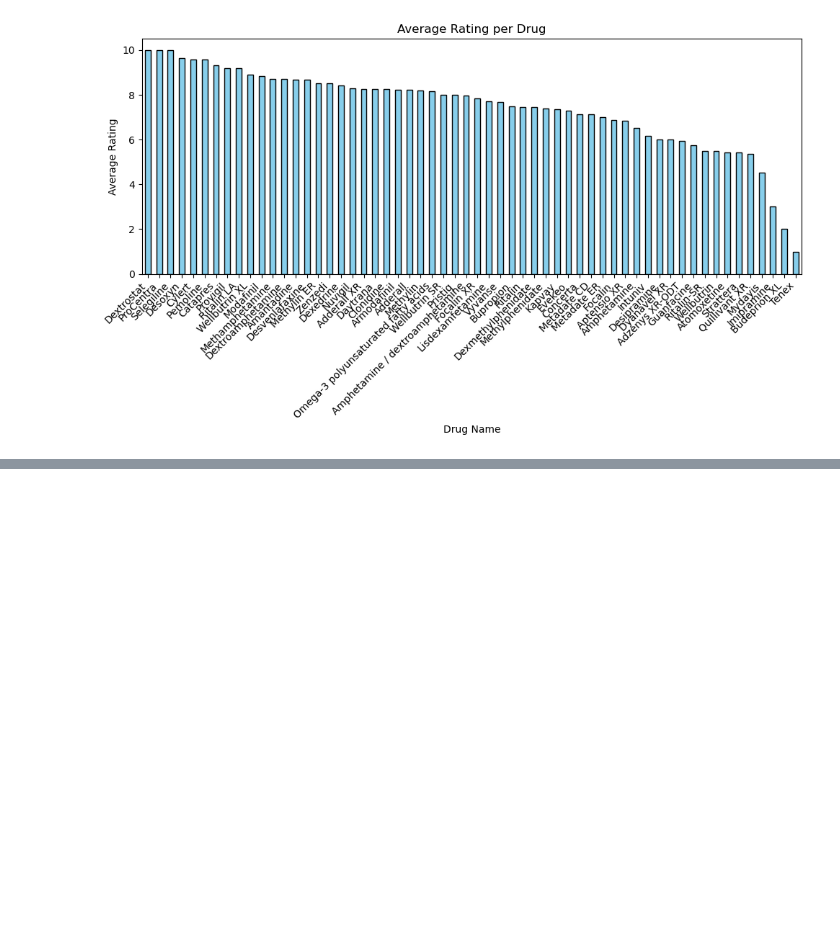
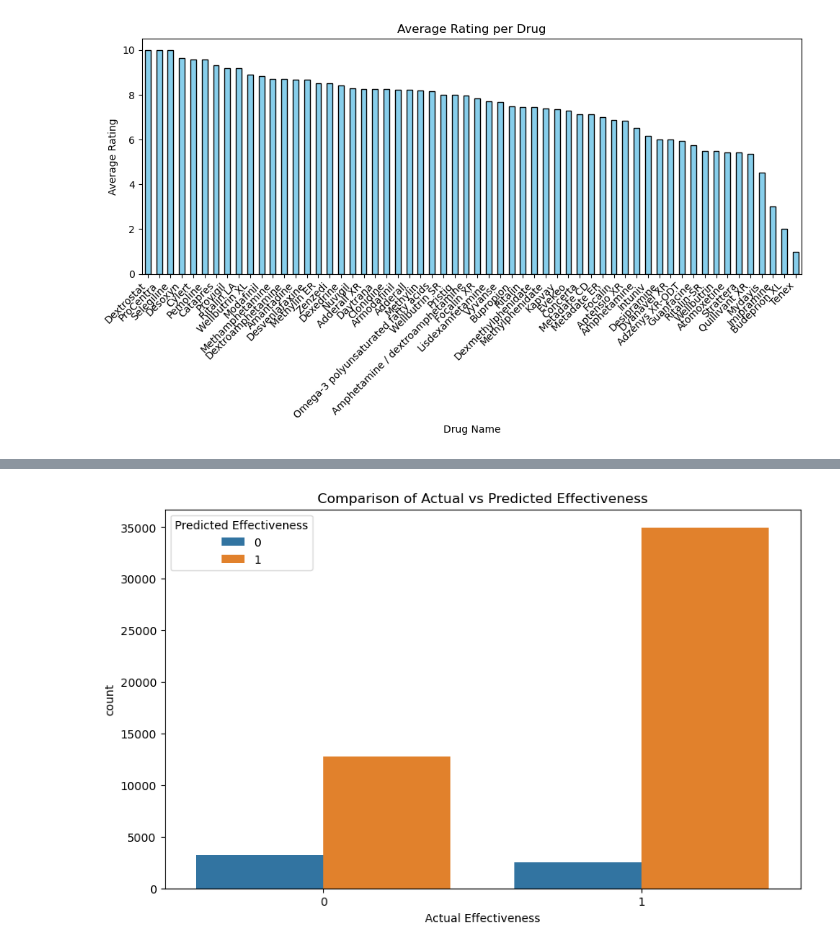
Before and after one commit to omarsagoo/drug-review-analysis, a Jupyter notebook: notebooks/drug_review_analysis.ipynb, the cells around one changed output, grey strips where cells are left out. Saved outputs shown, nothing was run; the diff lists cells and outputs as text; code cells hidden in the pictures; blank space fills up the shorter version.

```diff
--- a/notebooks/drug_review_analysis.ipynb
+++ b/notebooks/drug_review_analysis.ipynb
@@ -157,0 +237,73 @@ plt.show()
+# %%
+import numpy as np
+import pandas as pd
+from sklearn.preprocessing import LabelEncoder
+from sklearn.ensemble import RandomForestClassifier
+from sklearn.metrics import accuracy_score, classification_report
+
+# Define effectiveness for training data, here we assumed the ratings > 5 means effective, which can be adjusted withe the previous section of sentiment + rating
+
+train_df['effective'] = train_df.apply(
+    lambda row: 1 if row['rating'] > 5 else 0, axis=1
+)
+
+# Define effectiveness for test data in the same way
+test_df['effective'] = test_df.apply(
+    lambda row: 1 if row['rating'] > 5 else 0, axis=1
+)
+
+
+# Handle missing data
+train_df.dropna(subset=['drugName', 'condition', 'rating'], inplace=True)
+test_df.dropna(subset=['drugName', 'condition', 'rating'], inplace=True)
+
+# Encode categorical variables (Drug name, Condition)
+le_drug = LabelEncoder()
+le_condition = LabelEncoder()
+
+train_df['drug_encoded'] = le_drug.fit_transform(train_df['drugName'])
+train_df['condition_encoded'] = le_condition.fit_transform(train_df['condition'])
+
+# Define a safe transformation function to handle unseen labels
+def safe_transform(encoder, data, default_value=-1):
+    return np.array([default_value if label not in encoder.classes_ else encoder.transform([label])[0] for label in data])
+
+# Apply safe transformation on the test data to handle unseen drugs and conditions
+test_df['drug_encoded'] = safe_transform(le_drug, test_df['drugName'])
+test_df['condition_encoded'] = safe_transform(le_condition, test_df['condition'])
+
+# Define the input features (drug name and condition) and the target variable (effectiveness)
+X_train = train_df[['drug_encoded', 'condition_encoded']]
+y_train = train_df['effective']
+
+X_test = test_df[['drug_encoded', 'condition_encoded']]
+y_test = test_df['effective']
+
+# Train a Random Forest classifier using drug name and condition as input features
+clf = RandomForestClassifier(n_estimators=100, random_state=42)
+clf.fit(X_train, y_train)
+
+# Make predictions on the test set using drug name and condition
+y_pred = clf.predict(X_test)
+
+# Evaluate the model
+print(f"Train Accuracy: {accuracy_score(y_train, clf.predict(X_train))}")
+print(f"Test Accuracy: {accuracy_score(y_test, y_pred)}")
+print(classification_report(y_test, y_pred))
+
+# Create a comparison table of actual vs predicted values
+comparison_df = pd.DataFrame({
+    'Drug Name': test_df['drugName'],
+    'Condition': test_df['condition'],
+    'Actual Effectiveness': y_test,
+    'Predicted Effectiveness': y_pred
+})
+
+print(comparison_df.head())
+
+# Plot the predicted effectiveness for a few drug-condition pairs
+plt.figure(figsize=(10, 6))
+sns.countplot(x='Actual Effectiveness', hue='Predicted Effectiveness', data=comparison_df)
+plt.title('Comparison of Actual vs Predicted Effectiveness')
+plt.show()
+# %% [output]
@@ -157,0 +327 @@ plt.show()
+[figure, added]
```
Also changed, not shown: parts of 5 cells of this notebook, 1 other file.
